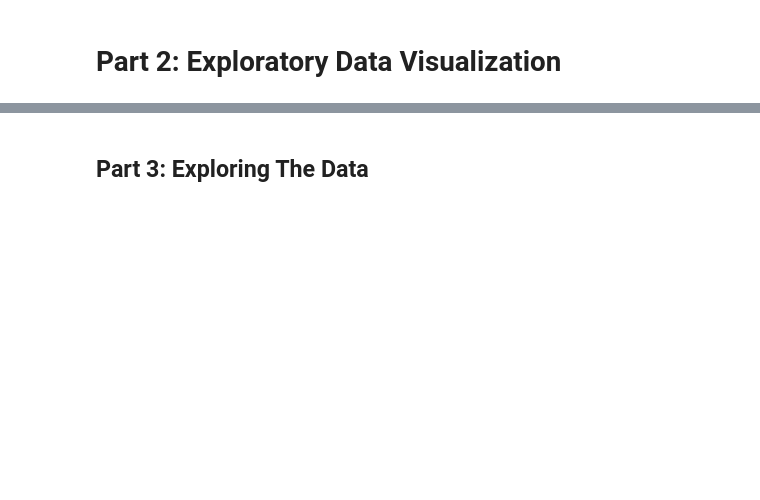
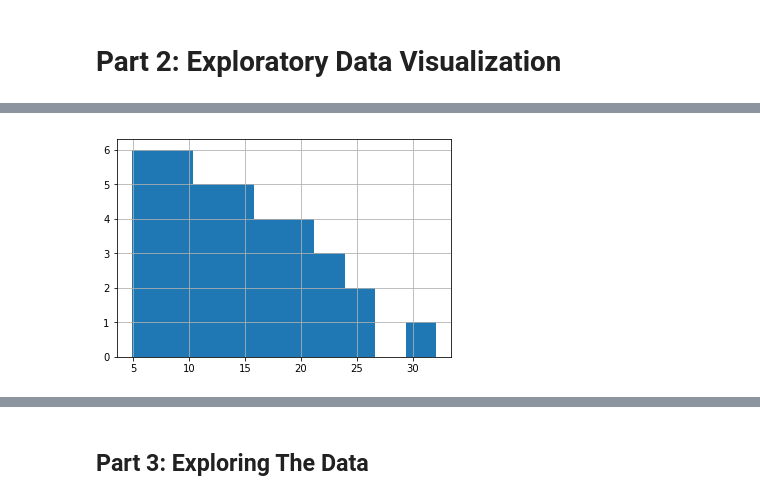
Before and after one commit to TomDonoghue/Pr_052, a Jupyter notebook: Capstone_Project.ipynb, the cells around one changed output, grey strips where cells are left out. Cells and saved outputs as stored; diff of their text form; code cells hidden in the pictures; blank space fills up the shorter version.

```diff
--- a/Capstone_Project.ipynb
+++ b/Capstone_Project.ipynb
@@ -127,0 +144,7 @@ ax.bar3d(xpos,ypos,zpos, dx, dy,dz,color=cs)
+# %%
+# Plot histogram for poverty
+df['poverty_pop'].hist()
+
+f2 = plt.gcf
+# %% [output]
+[figure, added]
```
Also changed, not shown: parts of 7 cells of this notebook.
